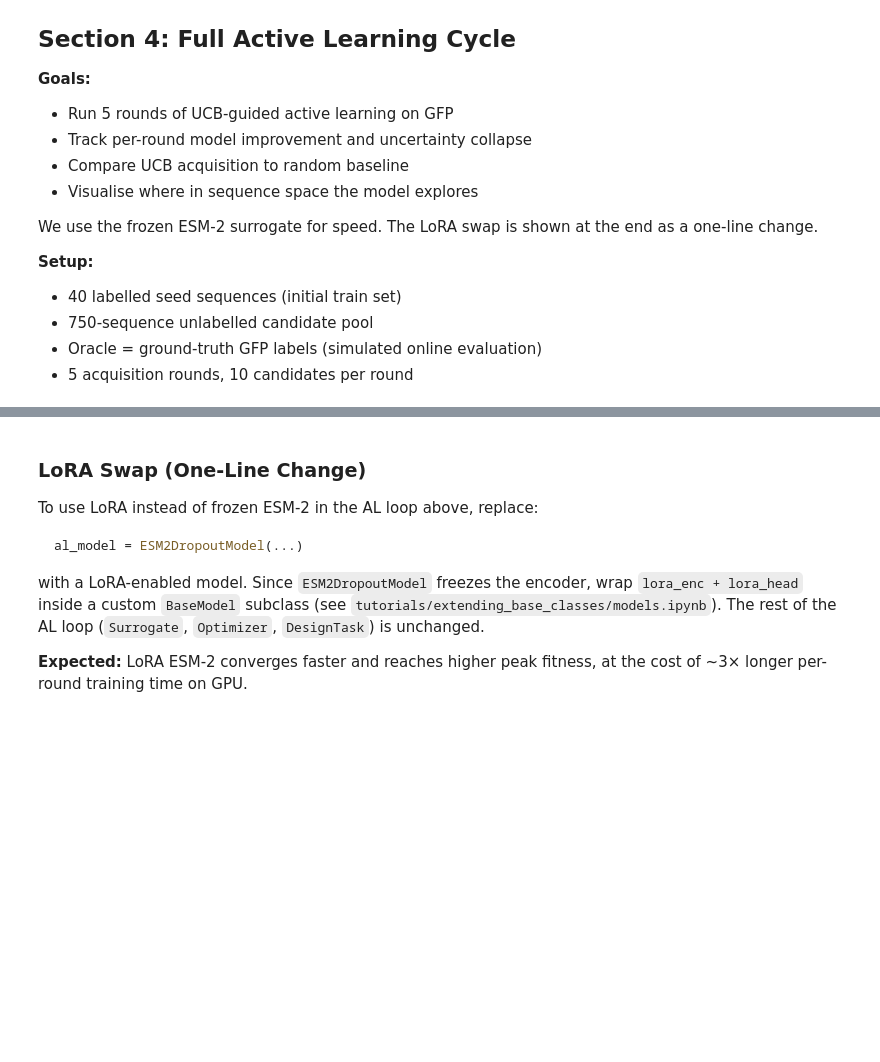
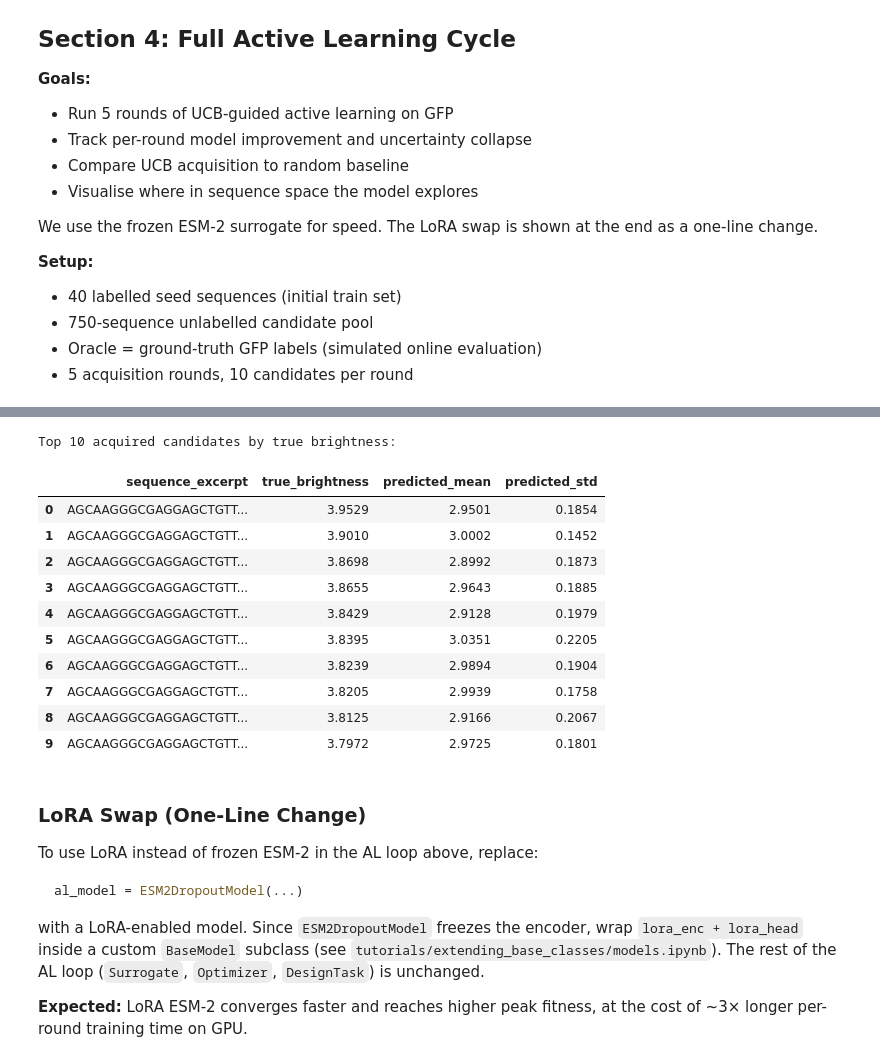
Before and after one commit to instadeepai/alf, a Jupyter notebook: tutorials/models/esm2_tutorial.ipynb, the cells around one changed output, grey strips where cells are left out. Cells and saved outputs as stored; diff of their text form; code cells hidden in the pictures; blank space fills up the shorter version.

```diff
--- a/tutorials/models/esm2_tutorial.ipynb
+++ b/tutorials/models/esm2_tutorial.ipynb
@@ -653,10 +764,14 @@ frozen_obs = calibration_coverage(
     confidence_levels,
 )
 
-# LoRA model calibration
-lora_test_means, lora_test_vars, _ = lora_mc_predict(
-    lora_enc, lora_head, tokenizer, test_cands, device, num_samples=30
-)
-lora_obs = calibration_coverage(
-    lora_test_means, np.sqrt(lora_test_vars), test_labels_arr, confidence_levels
-)
+# LoRA model calibration (skipped on CPU)
+if SKIP_LORA_CPU:
+    lora_obs = None
+    print("⏭️  Skipping LoRA calibration (SKIP_LORA_CPU=True).")
+else:
+    lora_test_means, lora_test_vars, _ = lora_mc_predict(
+        lora_enc, lora_head, tokenizer, test_cands, device, num_samples=30
+    )
+    lora_obs = calibration_coverage(
+        lora_test_means, np.sqrt(lora_test_vars), test_labels_arr, confidence_levels
+    )
@@ -879,22 +1062,35 @@ print("Regions with high uncertainty in round 1 should show reduced uncertainty
 # %%
 # Collect all acquired candidates across rounds
 acquired_cands_lc = state.dataset.train_dataset  # includes original seed + all acquired
 n_seed = len(gfp_al.train_dataset)
-acquired_only_cands  = list(acquired_cands_lc.candidates)[n_seed:]
-acquired_only_labels = list(acquired_cands_lc.labels)[n_seed:]
+acquired_only_cands  = list(acquired_cands_lc.candidates)[:n_seed]
+acquired_only_labels = list(acquired_cands_lc.labels)[:n_seed]
 
 # Predict with uncertainty on acquired sequences
 acq_preds = al_model.predict(acquired_only_cands, with_uncertainty=True)
 top_df = pd.DataFrame({
     "sequence_excerpt": [c.data[:20] + "..." for c in acquired_only_cands],
     "true_brightness":  [round(float(l), 4) for l in acquired_only_labels],
     "predicted_mean":   [round(float(m), 4) for m in acq_preds.means],
     "predicted_std":    [round(float(s), 4)
                          for s in np.sqrt(np.maximum(acq_preds.variances, 0))],
 }).sort_values("true_brightness", ascending=False).head(10).reset_index(drop=True)
 
 print("Top 10 acquired candidates by true brightness:")
 display(top_df)
+# %% [output]
+Top 10 acquired candidates by true brightness:
+|  | sequence_excerpt | true_brightness | predicted_mean | predicted_std |
+| 0 | AGCAAGGGCGAGGAGCTGTT... | 3.9529 | 2.9501 | 0.1854 |
+| 1 | AGCAAGGGCGAGGAGCTGTT... | 3.9010 | 3.0002 | 0.1452 |
+| 2 | AGCAAGGGCGAGGAGCTGTT... | 3.8698 | 2.8992 | 0.1873 |
+| 3 | AGCAAGGGCGAGGAGCTGTT... | 3.8655 | 2.9643 | 0.1885 |
+| 4 | AGCAAGGGCGAGGAGCTGTT... | 3.8429 | 2.9128 | 0.1979 |
+| 5 | AGCAAGGGCGAGGAGCTGTT... | 3.8395 | 3.0351 | 0.2205 |
+| 6 | AGCAAGGGCGAGGAGCTGTT... | 3.8239 | 2.9894 | 0.1904 |
+| 7 | AGCAAGGGCGAGGAGCTGTT... | 3.8205 | 2.9939 | 0.1758 |
+| 8 | AGCAAGGGCGAGGAGCTGTT... | 3.8125 | 2.9166 | 0.2067 |
+| 9 | AGCAAGGGCGAGGAGCTGTT... | 3.7972 | 2.9725 | 0.1801 |
 # %% [markdown]
 ### LoRA Swap (One-Line Change)
 
```
Also changed, not shown: parts of 35 cells of this notebook.
